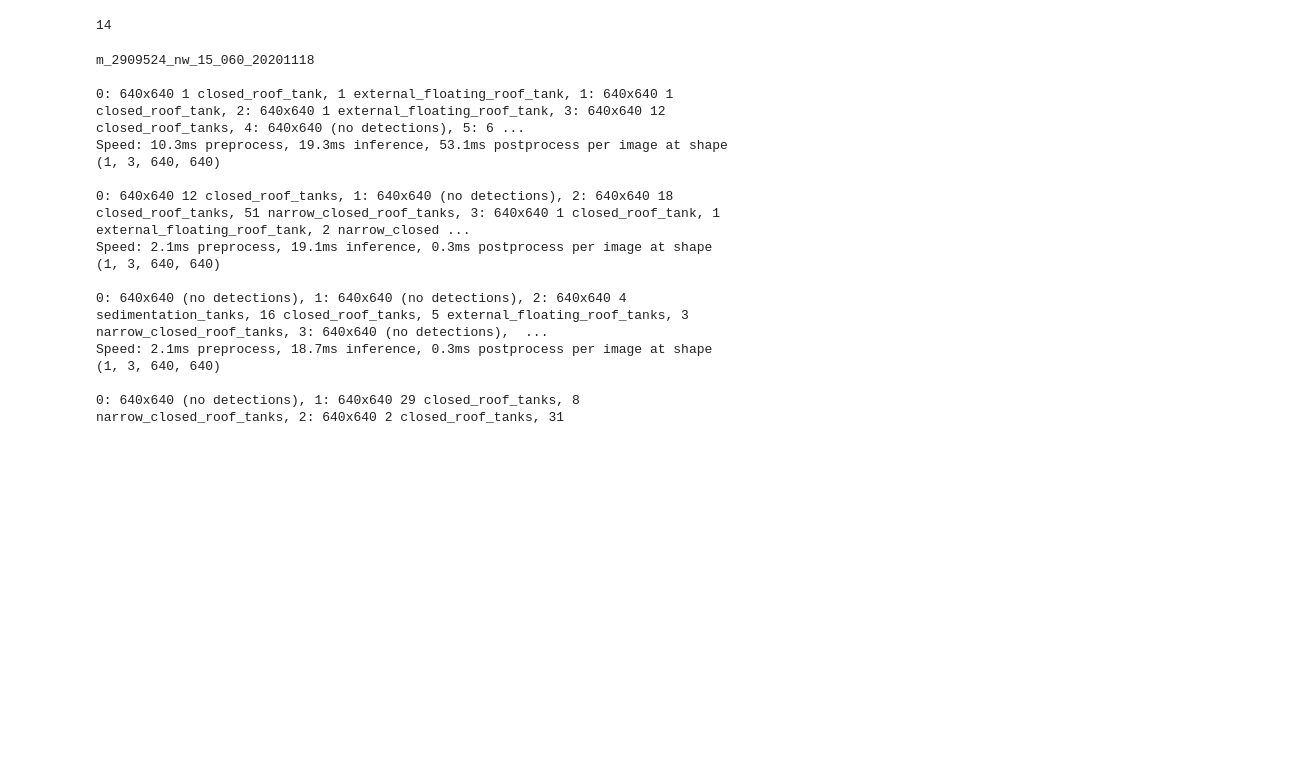
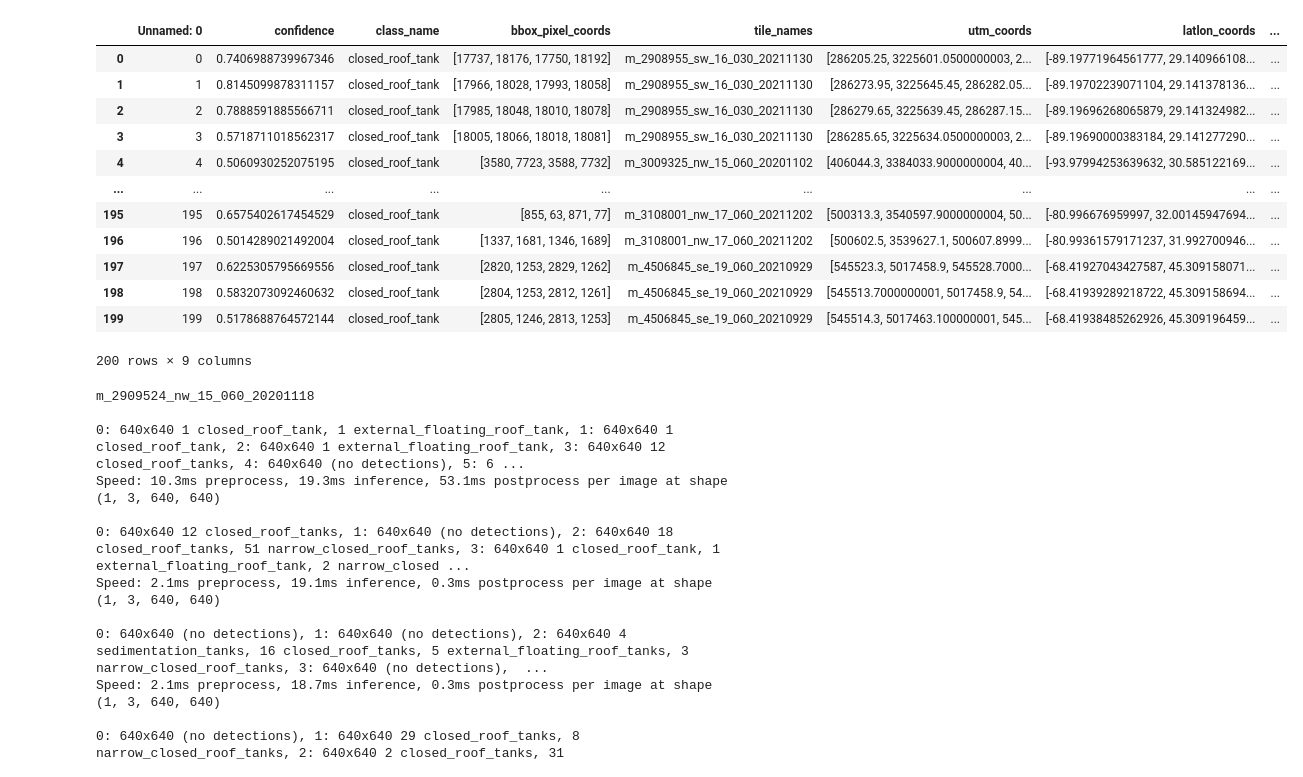
Before and after one commit to celinerobi/ast_object_detection_public, a Jupyter notebook: yolov8t_train.ipynb, the cells around one changed output. Drawn from its saved outputs; the diff is of its cells as text; code cells hidden in the pictures; blank space fills up the shorter version.

```diff
--- a/yolov8t_train.ipynb
+++ b/yolov8t_train.ipynb
@@ -288,9 +288,21 @@ model = YOLO(args.model_path)  # custom trained model
 tile_paths = np.load(args.tilename_chunks_path)[str(args.chunk_id)]#[:1]
 tile_names = [os.path.splitext(os.path.basename(tile_path))[0] for tile_path in tile_paths]
 # %%
-len(tile_paths)
+pd.read_csv("/work/csr33/images_for_predictions/predictions/merged_predictions_1.csv").
 # %% [output]
+|  | Unnamed: 0 | confidence | class_name | bbox_pixel_coords | tile_names | utm_coords | latlon_coords | ... |
+| 0 | 0 | 0.7406988739967346 | closed_roof_tank | [17737, 18176, 17750, 18192] | m_2908955_sw_16_030_20211130 | [286205.25, 3225601.0500000003, 2... | [-89.19771964561777, 29.140966108... | ... |
+| 1 | 1 | 0.8145099878311157 | closed_roof_tank | [17966, 18028, 17993, 18058] | m_2908955_sw_16_030_20211130 | [286273.95, 3225645.45, 286282.05... | [-89.19702239071104, 29.141378136... | ... |
+| 2 | 2 | 0.7888591885566711 | closed_roof_tank | [17985, 18048, 18010, 18078] | m_2908955_sw_16_030_20211130 | [286279.65, 3225639.45, 286287.15... | [-89.19696268065879, 29.141324982... | ... |
+| 3 | 3 | 0.5718711018562317 | closed_roof_tank | [18005, 18066, 18018, 18081] | m_2908955_sw_16_030_20211130 | [286285.65, 3225634.0500000003, 2... | [-89.19690000383184, 29.141277290... | ... |
+| 4 | 4 | 0.5060930252075195 | closed_roof_tank | [3580, 7723, 3588, 7732] | m_3009325_nw_15_060_20201102 | [406044.3, 3384033.9000000004, 40... | [-93.97994253639632, 30.585122169... | ... |
+| ... | ... | ... | ... | ... | ... | ... | ... | ... |
+| 195 | 195 | 0.6575402617454529 | closed_roof_tank | [855, 63, 871, 77] | m_3108001_nw_17_060_20211202 | [500313.3, 3540597.9000000004, 50... | [-80.996676959997, 32.00145947694... | ... |
+| 196 | 196 | 0.5014289021492004 | closed_roof_tank | [1337, 1681, 1346, 1689] | m_3108001_nw_17_060_20211202 | [500602.5, 3539627.1, 500607.8999... | [-80.99361579171237, 31.992700946... | ... |
+| 197 | 197 | 0.6225305795669556 | closed_roof_tank | [2820, 1253, 2829, 1262] | m_4506845_se_19_060_20210929 | [545523.3, 5017458.9, 545528.7000... | [-68.41927043427587, 45.309158071... | ... |
+| 198 | 198 | 0.5832073092460632 | closed_roof_tank | [2804, 1253, 2812, 1261] | m_4506845_se_19_060_20210929 | [545513.7000000001, 5017458.9, 54... | [-68.41939289218722, 45.309158694... | ... |
+| 199 | 199 | 0.5178688764572144 | closed_roof_tank | [2805, 1246, 2813, 1253] | m_4506845_se_19_060_20210929 | [545514.3, 5017463.100000001, 545... | [-68.41938485262926, 45.309196459... | ... |
-14
+200 rows × 9 columns
 # %%
 args.tile_dir,
 tile_name = "m_2909524_nw_15_060_20201118"
```
Also changed, not shown: 6 other files.
